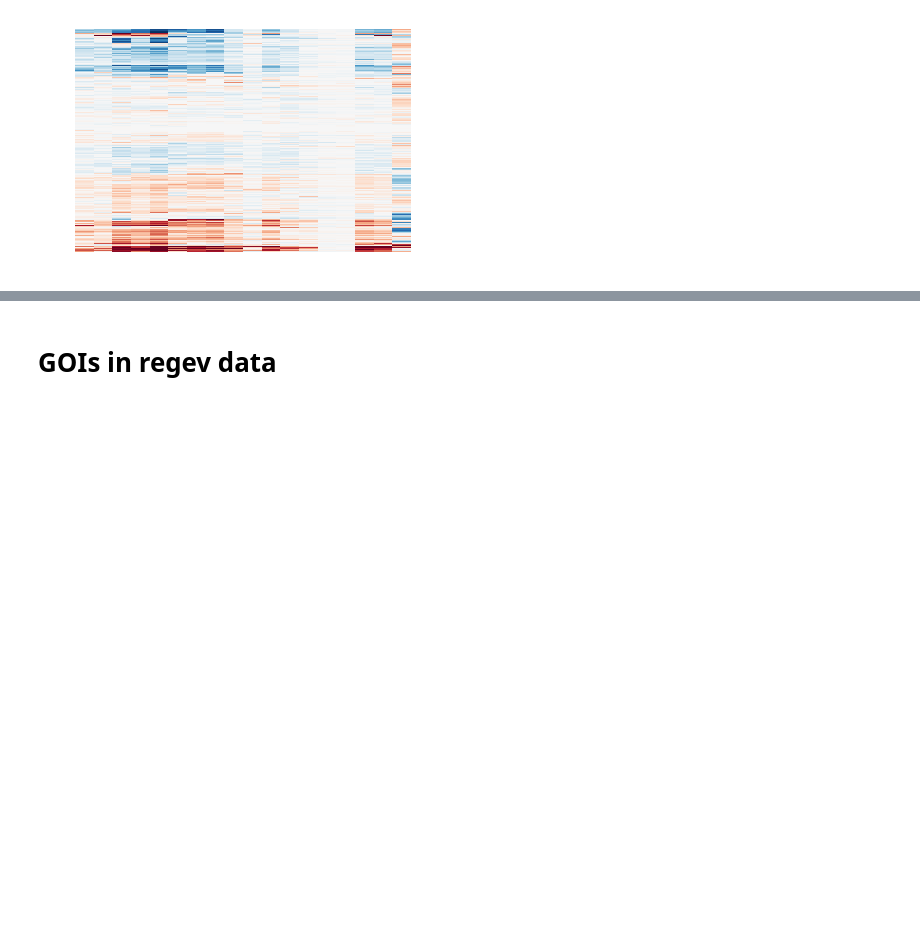
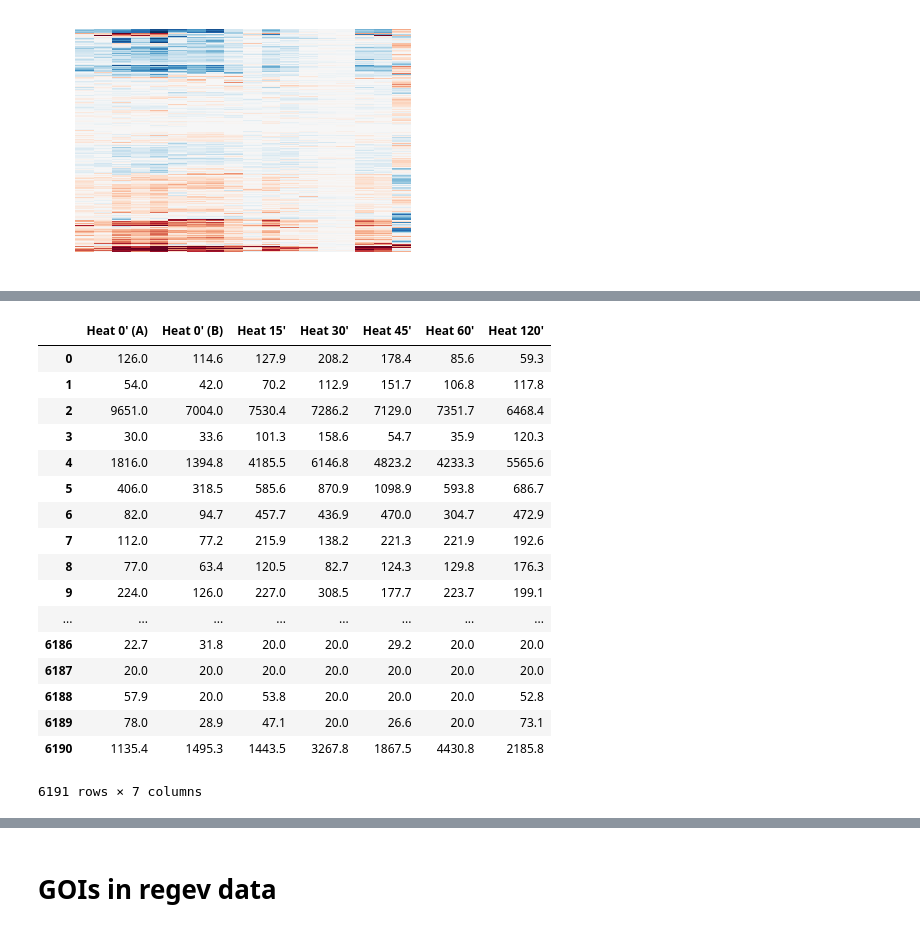
Before and after one commit to heineike02/yeast_esr_expression_analysis, a Jupyter notebook: scripts/20161118_PKA_Inhibition_V_other_conditions.ipynb, the cells around one changed output, grey strips where cells are left out. Saved outputs shown, nothing was run; the diff lists cells and outputs as text; code cells hidden in the pictures; blank space fills up the shorter version.

```diff
--- a/scripts/20161118_PKA_Inhibition_V_other_conditions.ipynb
+++ b/scripts/20161118_PKA_Inhibition_V_other_conditions.ipynb
@@ -457,0 +506,8 @@ plotting
+# %%
+#Load Causton Data
+causton_data = pd.read_table(data_processing_dir+os.path.normpath('causton_2001_data/causton_2001.txt'))   #2010.Causton01_acid.filter.flt.knn.avg.div.log.pcl'))
+columns_to_keep = [name for name in list(causton_data.columns) if name.split(':')[0] != 'Call']
+causton_data = causton_data.loc[:,columns_to_keep]
+#Make fold change dataset - take average 0 minute data.  Divide every condition by that data.  Take Log base2.
+
+causton_data[causton_data['ORF']=='YOR273C']
@@ -457,0 +533,32 @@ plotting
+# %%
+experiment = 'Heat'
+causton_data.loc[:,experiment_sets[experiment]]
+
+#extract 0' columns
+experiment_sets[experiment]
+#average them (if there is more than 1)
+
+#divide other columns by them
+
+#take log2
+
+#add new columns back to original data
+# %% [output]
+|  | Heat 0' (A) | Heat 0' (B) | Heat 15' | Heat 30' | Heat 45' | Heat 60' | Heat 120' |
+| 0 | 126.0 | 114.6 | 127.9 | 208.2 | 178.4 | 85.6 | 59.3 |
+| 1 | 54.0 | 42.0 | 70.2 | 112.9 | 151.7 | 106.8 | 117.8 |
+| 2 | 9651.0 | 7004.0 | 7530.4 | 7286.2 | 7129.0 | 7351.7 | 6468.4 |
+| 3 | 30.0 | 33.6 | 101.3 | 158.6 | 54.7 | 35.9 | 120.3 |
+| 4 | 1816.0 | 1394.8 | 4185.5 | 6146.8 | 4823.2 | 4233.3 | 5565.6 |
+| 5 | 406.0 | 318.5 | 585.6 | 870.9 | 1098.9 | 593.8 | 686.7 |
+| 6 | 82.0 | 94.7 | 457.7 | 436.9 | 470.0 | 304.7 | 472.9 |
+| 7 | 112.0 | 77.2 | 215.9 | 138.2 | 221.3 | 221.9 | 192.6 |
+| 8 | 77.0 | 63.4 | 120.5 | 82.7 | 124.3 | 129.8 | 176.3 |
+| 9 | 224.0 | 126.0 | 227.0 | 308.5 | 177.7 | 223.7 | 199.1 |
+| ... | ... | ... | ... | ... | ... | ... | ... |
+| 6186 | 22.7 | 31.8 | 20.0 | 20.0 | 29.2 | 20.0 | 20.0 |
+| 6187 | 20.0 | 20.0 | 20.0 | 20.0 | 20.0 | 20.0 | 20.0 |
+| 6188 | 57.9 | 20.0 | 53.8 | 20.0 | 20.0 | 20.0 | 52.8 |
+| 6189 | 78.0 | 28.9 | 47.1 | 20.0 | 26.6 | 20.0 | 73.1 |
+| 6190 | 1135.4 | 1495.3 | 1443.5 | 3267.8 | 1867.5 | 4430.8 | 2185.8 |
+6191 rows × 7 columns
```
Also changed, not shown: parts of 30 cells of this notebook, 15 other files.
